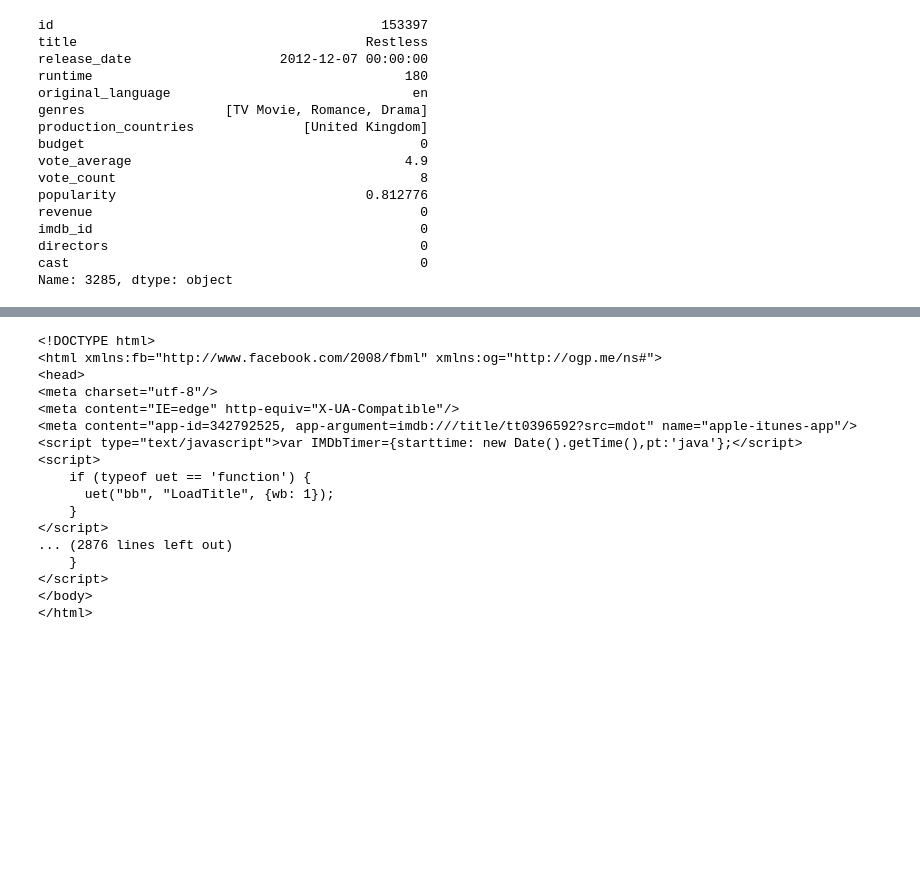
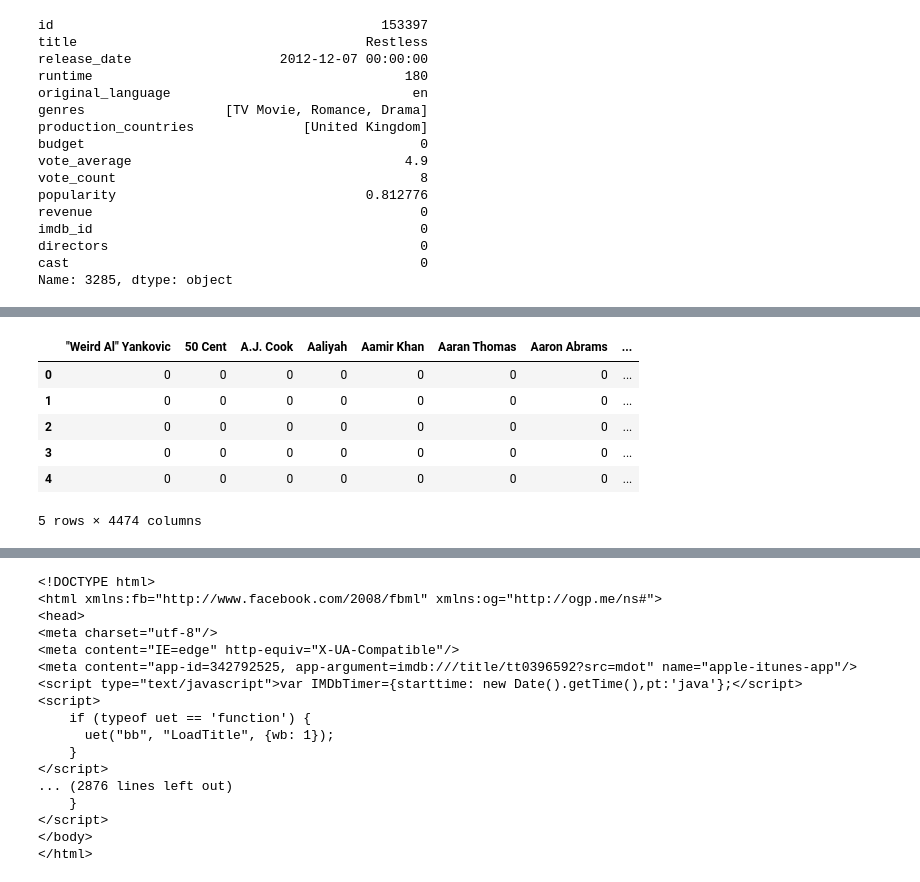
Before and after one commit to carlosmd14/datamad0119, a Jupyter notebook: final-project/project/main.ipynb, the cells around one changed output, grey strips where cells are left out. Saved outputs shown, nothing was run; the diff lists cells and outputs as text; code cells hidden in the pictures; blank space fills up the shorter version.

```diff
--- a/final-project/project/main.ipynb
+++ b/final-project/project/main.ipynb
@@ -596,0 +609,11 @@ df.head()
+# %%
+cast_dummies = df['cast'].str.join(sep='*').str.get_dummies(sep='*')
+cast_dummies.head()
+# %% [output]
+|  | "Weird Al" Yankovic | 50 Cent | A.J. Cook | Aaliyah | Aamir Khan | Aaran Thomas | Aaron Abrams | ... |
+| 0 | 0 | 0 | 0 | 0 | 0 | 0 | 0 | ... |
+| 1 | 0 | 0 | 0 | 0 | 0 | 0 | 0 | ... |
+| 2 | 0 | 0 | 0 | 0 | 0 | 0 | 0 | ... |
+| 3 | 0 | 0 | 0 | 0 | 0 | 0 | 0 | ... |
+| 4 | 0 | 0 | 0 | 0 | 0 | 0 | 0 | ... |
+5 rows × 4474 columns
```
Also changed, not shown: parts of 15 cells of this notebook.
